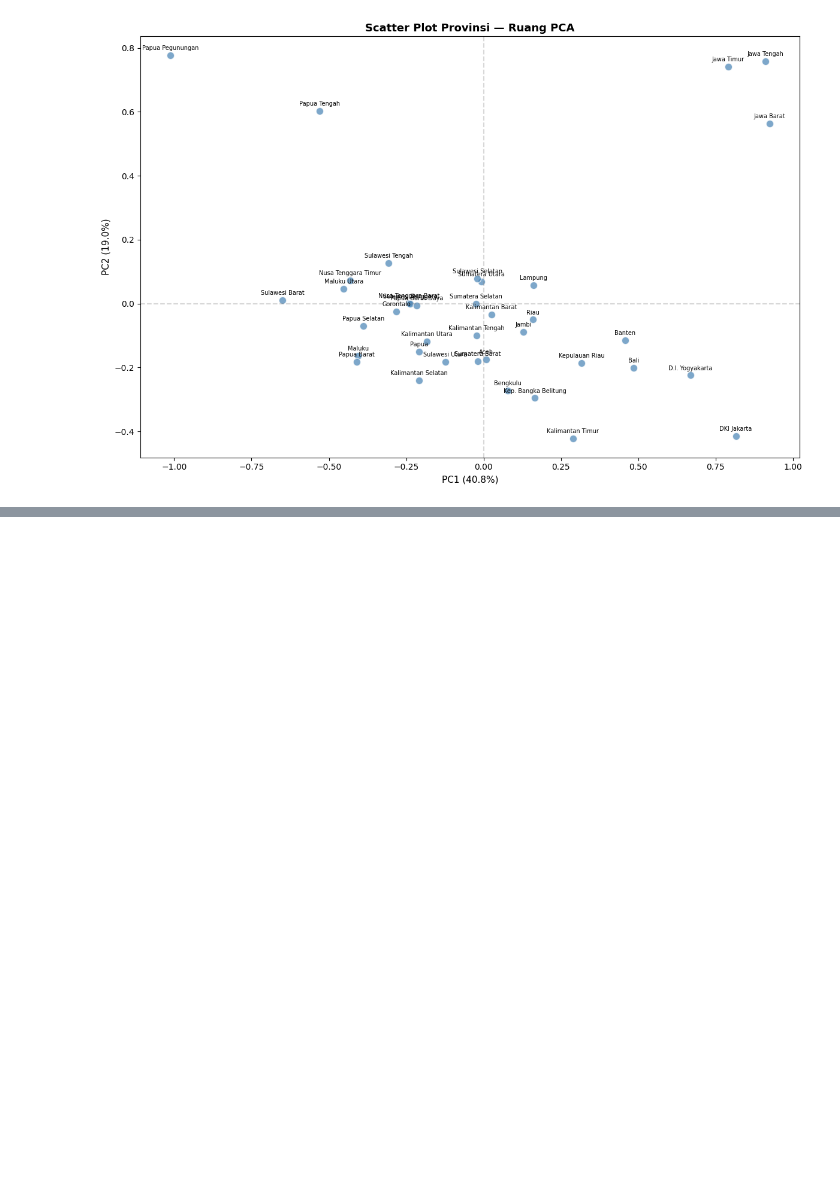
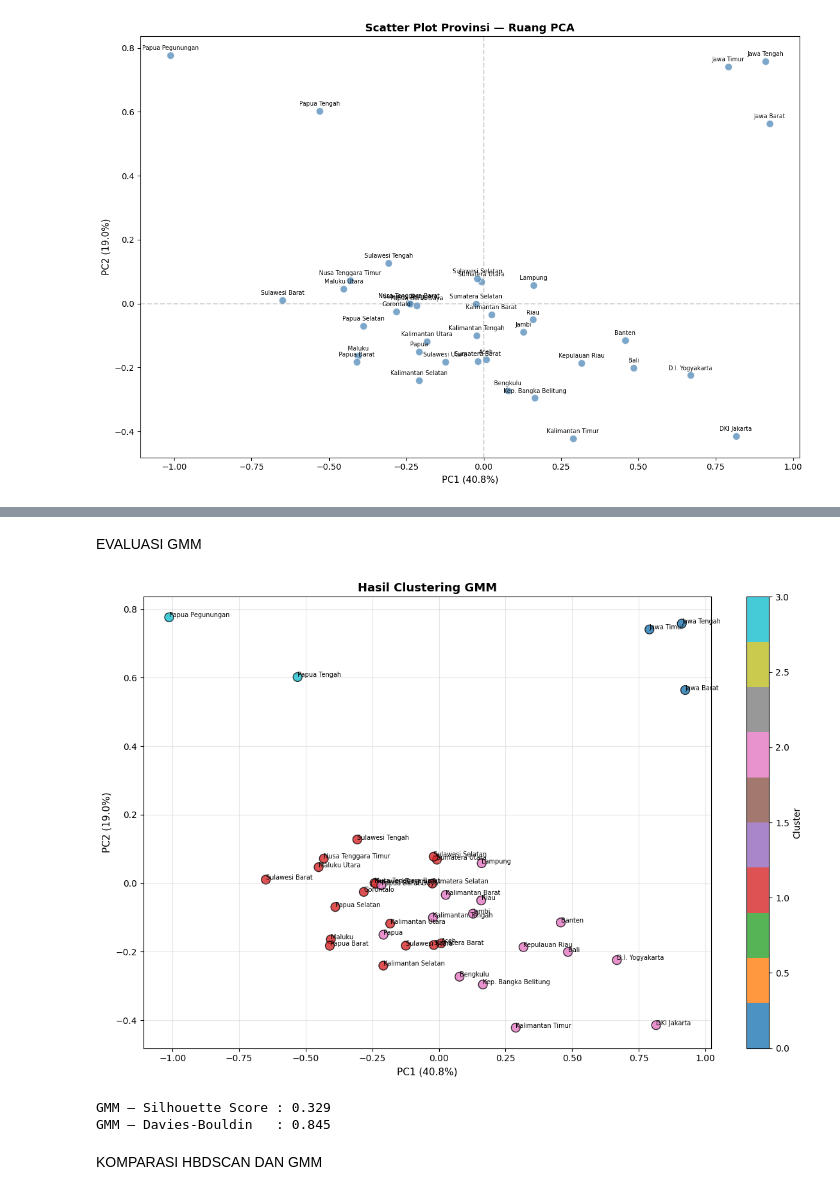
Before and after one commit to mmalveaffs-beep/DatMin---Clustering-UMKM, a Jupyter notebook: maincode.ipynb, the cells around one changed output, grey strips where cells are left out. Cells and saved outputs as stored; diff of their text form; code cells hidden in the pictures; blank space fills up the shorter version.

```diff
--- a/maincode.ipynb
+++ b/maincode.ipynb
@@ -445,0 +616,14 @@ plt.show()
+# %%
+gmm = GaussianMixture(n_components=n_optimal, random_state=42)
+gmm_labels = gmm.fit_predict(X_pca)
+
+df_gmm = df_final[['Provinsi']].copy()
+df_gmm['Cluster_GMM'] = gmm_labels
+
+print("Distribusi cluster GMM:")
+print(df_gmm['Cluster_GMM'].value_counts().sort_index())
+
+print("\nIsi tiap cluster:")
+for c in sorted(df_gmm['Cluster_GMM'].unique()):
+    print(f"\nCluster {c}:")
+    print(df_gmm[df_gmm['Cluster_GMM']==c]['Provinsi'].tolist())
@@ -445,0 +648,32 @@ plt.show()
+# %% [markdown]
+EVALUASI GMM
+# %%
+plt.figure(figsize=(12, 8))
+scatter = plt.scatter(
+    X_pca[:, 0], X_pca[:, 1],
+    c=gmm_labels, cmap='tab10',
+    s=100, alpha=0.8, edgecolors='black'
+)
+for i, prov in enumerate(provinsi_label):
+    plt.annotate(prov, (X_pca[i, 0], X_pca[i, 1]), fontsize=7)
+
+plt.xlabel(f'PC1 ({pca.explained_variance_ratio_[0]*100:.1f}%)', fontsize=11)
+plt.ylabel(f'PC2 ({pca.explained_variance_ratio_[1]*100:.1f}%)', fontsize=11)
+plt.title('Hasil Clustering GMM', fontsize=13, fontweight='bold')
+plt.colorbar(label='Cluster')
+plt.grid(alpha=0.3)
+plt.tight_layout()
+plt.show()
+# %% [output]
+[figure, added]
+# %%
+sil_gmm = silhouette_score(X_pca, gmm_labels)
+dbi_gmm = davies_bouldin_score(X_pca, gmm_labels)
+
+print(f"GMM — Silhouette Score : {sil_gmm:.3f}")
+print(f"GMM — Davies-Bouldin   : {dbi_gmm:.3f}")
+# %% [output]
+GMM — Silhouette Score : 0.329
+GMM — Davies-Bouldin   : 0.845
+# %% [markdown]
+KOMPARASI HBDSCAN DAN GMM
```
Also changed, not shown: parts of 17 cells of this notebook.
